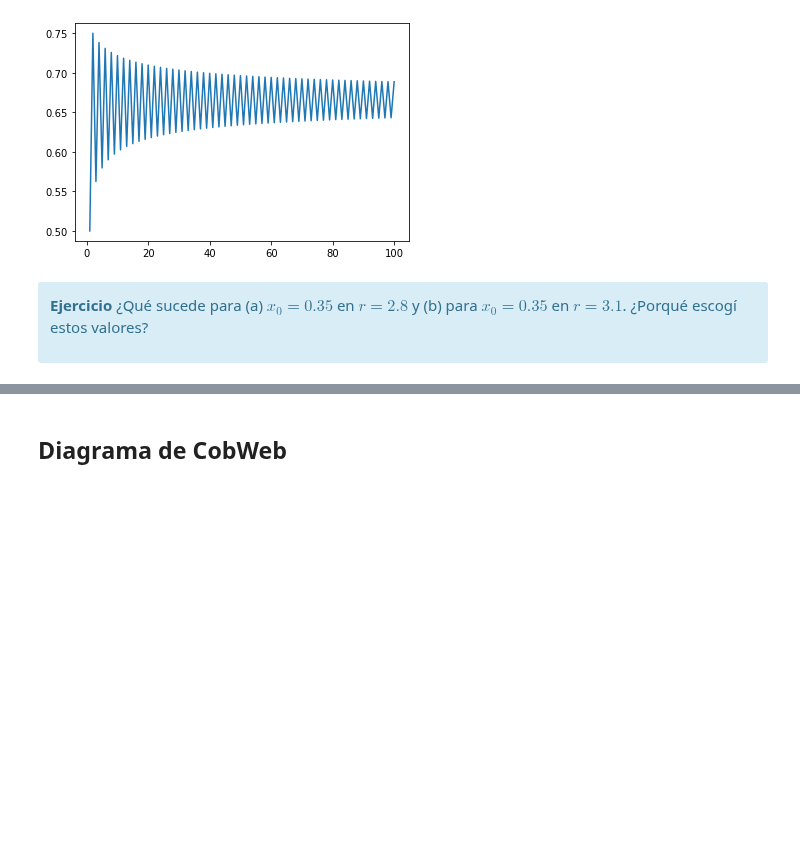
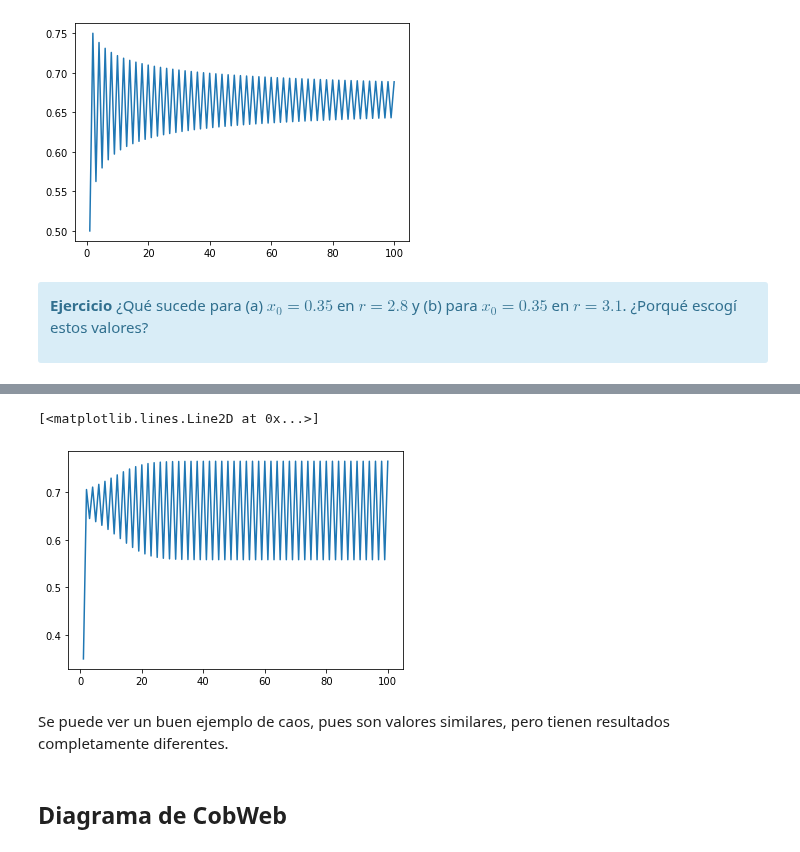
Before and after one commit to Skalas/Matematicas-Computacionales-fall2021, a Jupyter notebook: alumnos/MR1B4RR4/trabajos_en_clase/week10/1-chaos.ipynb, the cells around one changed output, grey strips where cells are left out. Drawn from its saved outputs; the diff is of its cells as text; code cells hidden in the pictures; blank space fills up the shorter version.

```diff
--- a/alumnos/MR1B4RR4/trabajos_en_clase/week10/1-chaos.ipynb
+++ b/alumnos/MR1B4RR4/trabajos_en_clase/week10/1-chaos.ipynb
@@ -248,3 +257,11 @@ interactive(children=(FloatSlider(value=0.5, description='x0', max=1.0), FloatSl
+# %%
+#B
+plt.plot([i for i in range(1,101)],b)
+# %% [output]
+[<matplotlib.lines.Line2D at 0x...>]
+[figure, added]
+# %% [markdown]
+Se puede ver un buen ejemplo de caos, pues son valores similares, pero tienen resultados completamente diferentes.
 # %% [markdown]
 ## Diagrama de CobWeb
 # %% [markdown]
```
Also changed, not shown: parts of 20 cells of this notebook, 1 other file.
